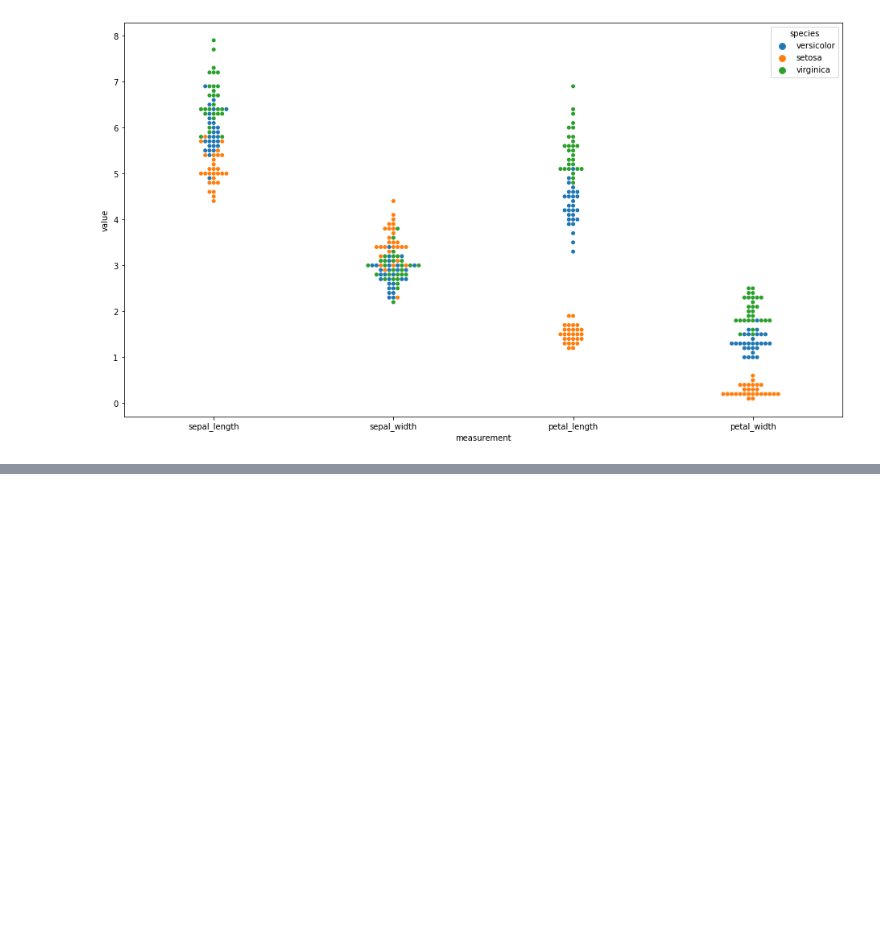
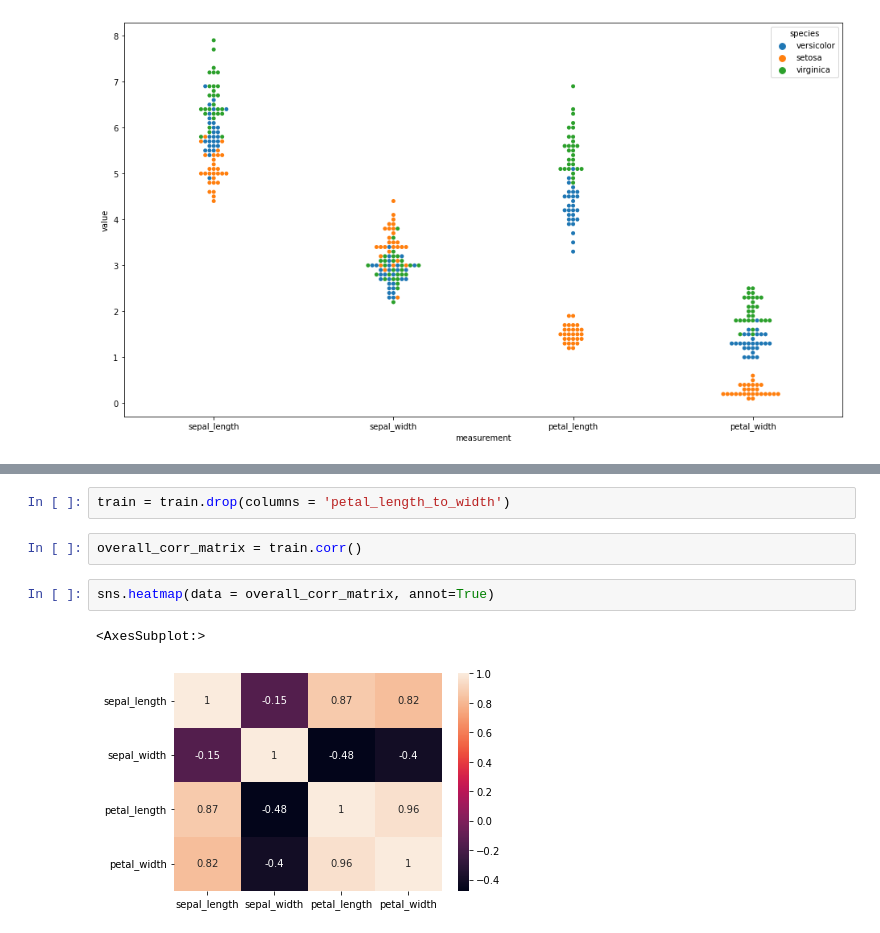
Before and after one commit to jesse-d-marder/classification-exercises, a Jupyter notebook: classification_exercises.ipynb, the cells around one changed output, grey strips where cells are left out. Saved outputs shown, nothing was run; the diff lists cells and outputs as text; blank space fills up the shorter version.

```diff
--- a/classification_exercises.ipynb
+++ b/classification_exercises.ipynb
@@ -426,0 +433,9 @@ p=sns.swarmplot(x='measurement',y='value',hue='species', data = melt)
+# %%
+train = train.drop(columns = 'petal_length_to_width')
+# %%
+overall_corr_matrix = train.corr()
+# %%
+sns.heatmap(data = overall_corr_matrix, annot=True)
+# %% [output]
+<AxesSubplot:>
+[figure, added]
```
Also changed, not shown: parts of 62 cells of this notebook.
